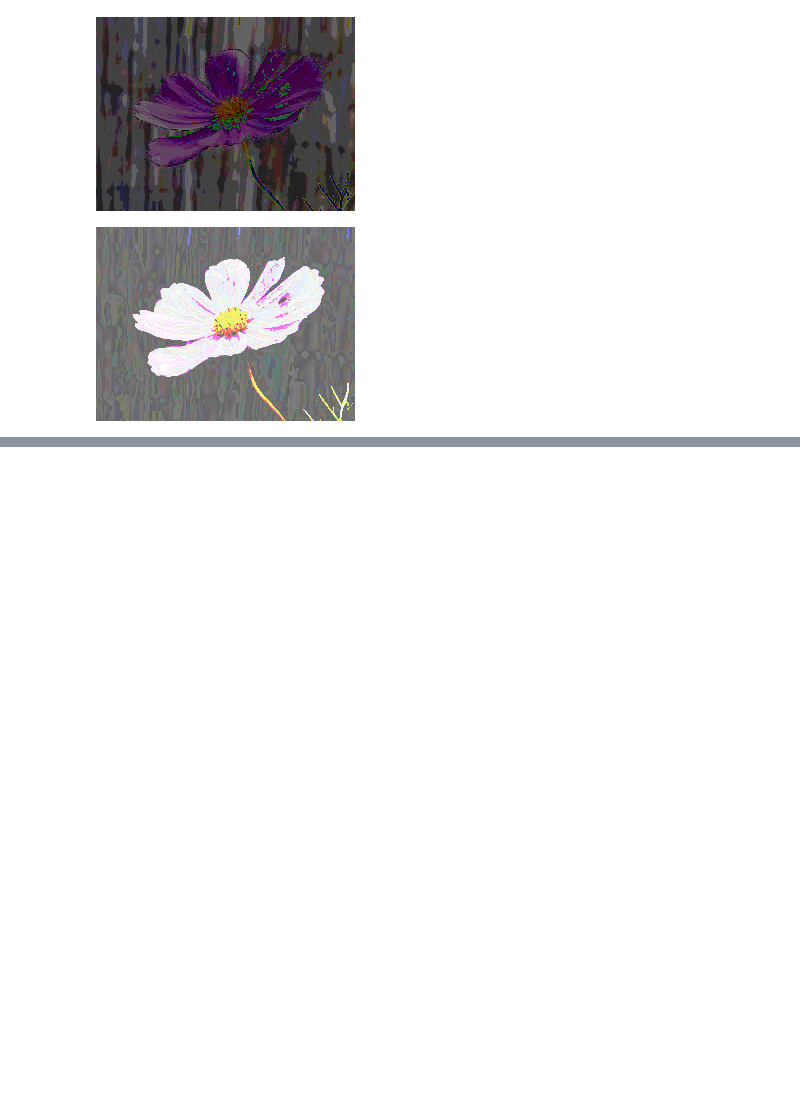
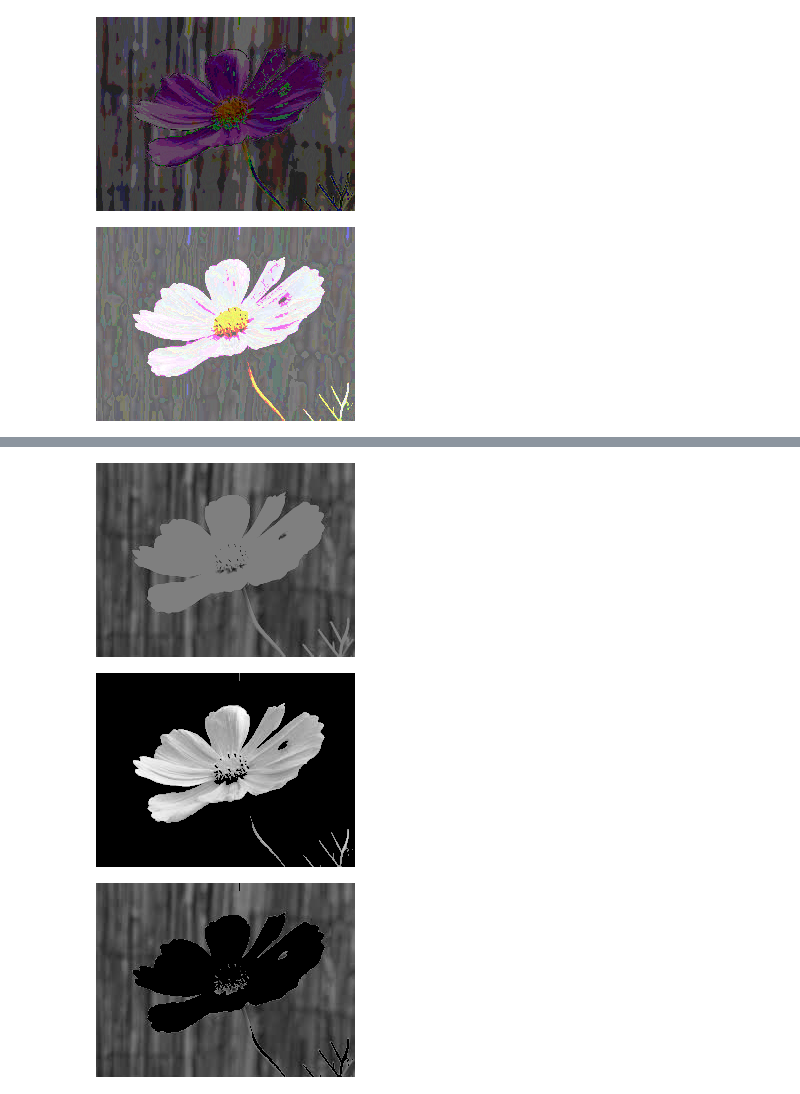
Before and after one commit to szeshiang/Advanced-Computer-Vision, a Jupyter notebook: 062324_Img_Processing.ipynb, the cells around one changed output, grey strips where cells are left out. Saved outputs shown, nothing was run; the diff lists cells and outputs as text; code cells hidden in the pictures; blank space fills up the shorter version.

```diff
--- a/062324_Img_Processing.ipynb
+++ b/062324_Img_Processing.ipynb
@@ -300,0 +319,13 @@ cv2_imshow(bit_wise_or)
+# %%
+ret,thresh3=cv2.threshold(gray_scale,127,255,cv2.THRESH_TRUNC)
+cv2_imshow(thresh3)
+
+ret,thresh4=cv2.threshold(gray_scale,127,255,cv2.THRESH_TOZERO)
+cv2_imshow(thresh4)
+
+ret,thresh5=cv2.threshold(gray_scale,127,255,cv2.THRESH_TOZERO_INV)
+cv2_imshow(thresh5)
+# %% [output]
+[figure, added]
+[figure, added]
+[figure, added]
```
Also changed, not shown: parts of 21 cells of this notebook.
